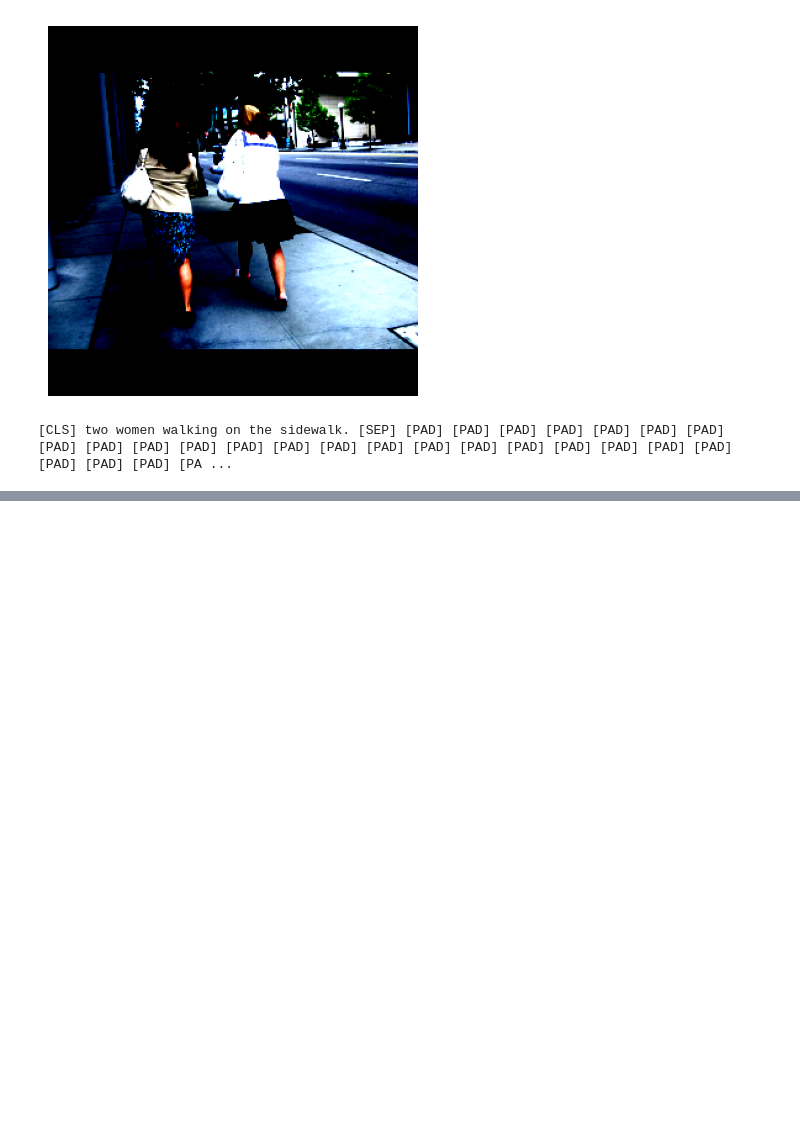
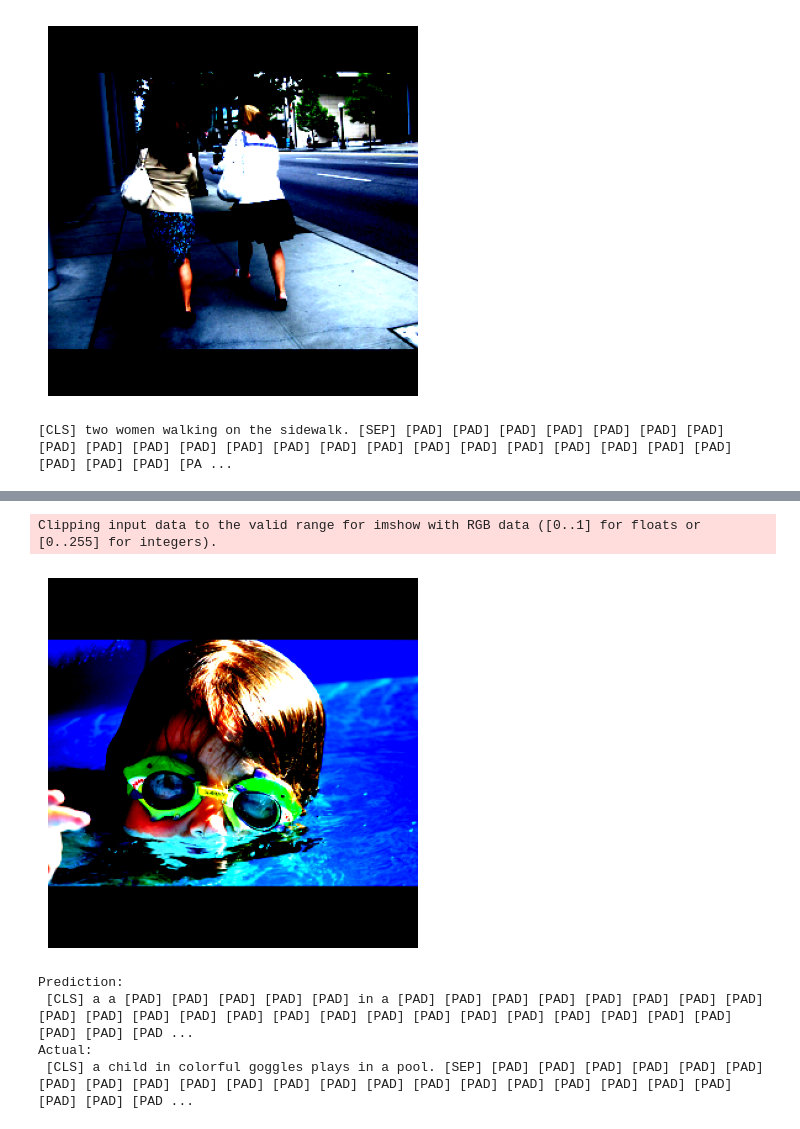
Before and after one commit to mohsinposts/Decoding-AI-Art, a Jupyter notebook: Decoding_AI_Art.ipynb, the cells around one changed output, grey strips where cells are left out. Drawn from its saved outputs; the diff is of its cells as text; code cells hidden in the pictures; blank space fills up the shorter version.

Commit message:
added way to evaluate single sample

```diff
--- a/Decoding_AI_Art.ipynb
+++ b/Decoding_AI_Art.ipynb
@@ -26,7 +26,7 @@ tokenizer = transformers.BertTokenizer.from_pretrained("bert-base-uncased",do_lo
 max_token_length = 100
 vocab_size = 30522
 batch_size = 50
-epochs = 10
+epochs = 1
 learning_rate = 0.001
 # %%
 data_dir = 'data/Flickr8k'
@@ -266,8 +267,8 @@ optimizer = torch.optim.Adam(params, lr=learning_rate)
 for t in range(epochs):
     print(f"Epoch {t+1}\n-------------------------------")
     train_loop(train_dataloader, encoder, decoder, loss_fn, optimizer)
-    test_loop(val_dataloader, encoder, decoder, loss_fn, "Val")
-test_loop(test_dataloader, encoder, decoder, loss_fn, "Test")
+    # test_loop(val_dataloader, encoder, decoder, loss_fn, "Val")
+# test_loop(test_dataloader, encoder, decoder, loss_fn, "Test")
 print("Done!")
 # %% [output]
 Epoch 1
@@ -280,0 +288,27 @@ Progress:[  300/  485] loss:2.239765
+# %%
+# get a batch from test data
+dataiter = iter(test_dataloader)
+images, labels = next(dataiter)
+# specify the sample we want
+test_index = 38
+
+# put models in eval mode
+encoder.eval()
+decoder.eval()
+with torch.no_grad():
+    # calculate prediction for sample
+    features = encoder(images[test_index].unsqueeze(0))
+    pred = decoder(features, labels[test_index].unsqueeze(0))
+    pred_tokens = tokenizer.decode(pred.argmax(1))
+
+    # show results
+    imshow(torchvision.utils.make_grid(images[test_index]))
+    print(f"Prediction:\n {pred_tokens}")
+    print(f"Actual:\n {tokenizer.decode(labels[test_index])}")
+# %% [output]
+Clipping input data to the valid range for imshow with RGB data ([0..1] for floats or [0..255] for integers).
+[figure, added]
+Prediction:
+ [CLS] a a [PAD] [PAD] [PAD] [PAD] [PAD] in a [PAD] [PAD] [PAD] [PAD] [PAD] [PAD] [PAD] [PAD] [PAD] [PAD] [PAD] [PAD] [PAD] [PAD] [PAD] [PAD] [PAD] [PAD] [PAD] [PAD] [PAD] [PAD] [PAD] [PAD] [PAD] [PAD ...
+Actual:
+ [CLS] a child in colorful goggles plays in a pool. [SEP] [PAD] [PAD] [PAD] [PAD] [PAD] [PAD] [PAD] [PAD] [PAD] [PAD] [PAD] [PAD] [PAD] [PAD] [PAD] [PAD] [PAD] [PAD] [PAD] [PAD] [PAD] [PAD] [PAD] [PAD ...
```
Also changed, not shown: parts of 5 cells of this notebook.
